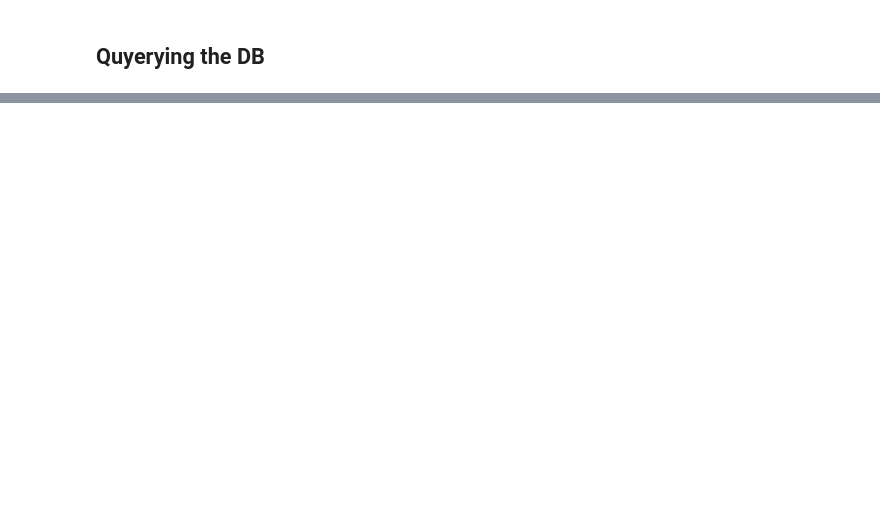
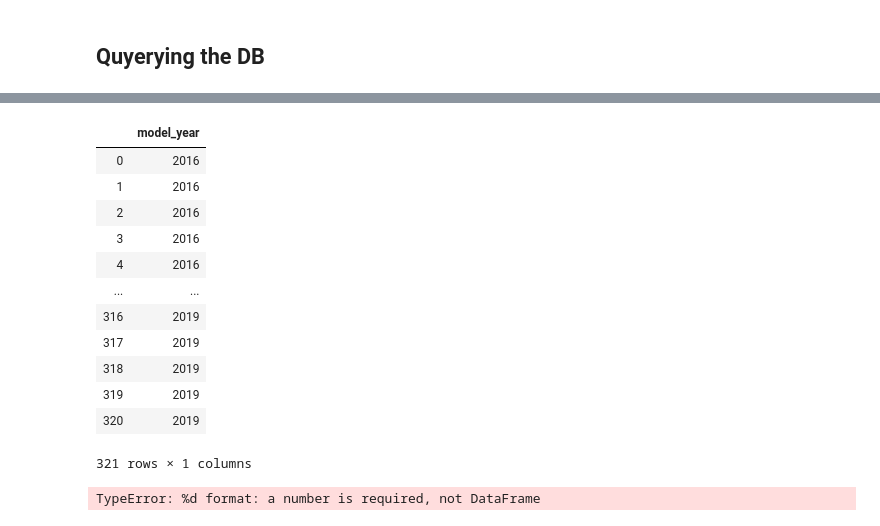
Before and after one commit to fragmento/nyc-ds-111819-lectures, a Jupyter notebook: Mod_2/SQL/AWS_MYSQL_PYTHON.ipynb, the cells around one changed output, grey strips where cells are left out. Drawn from its saved outputs; the diff is of its cells as text; code cells hidden in the pictures; blank space fills up the shorter version.

```diff
--- a/Mod_2/SQL/AWS_MYSQL_PYTHON.ipynb
+++ b/Mod_2/SQL/AWS_MYSQL_PYTHON.ipynb
@@ -305,0 +399,31 @@ cnx.close()
+# %%
+q2 = '''
+SELECT
+    p.model_year
+FROM
+    production.products p
+    ;
+'''
+# %%
+cursor.execute(q2)
+
+r2 = cursor.fetchall()
+
+
+df = pd.DataFrame(r2)
+df.columns = [x[0] for x in cursor.description]
+df
+# %% [output]
+|  | model_year |
+| 0 | 2016 |
+| 1 | 2016 |
+| 2 | 2016 |
+| 3 | 2016 |
+| 4 | 2016 |
+| ... | ... |
+| 316 | 2019 |
+| 317 | 2019 |
+| 318 | 2019 |
+| 319 | 2019 |
+| 320 | 2019 |
+321 rows × 1 columns
@@ -305,0 +452,4 @@ cnx.close()
+# %%
+make_df(q1)
+# %% [output]
+TypeError: %d format: a number is required, not DataFrame
```
Also changed, not shown: parts of 26 cells of this notebook, 5 other files.
